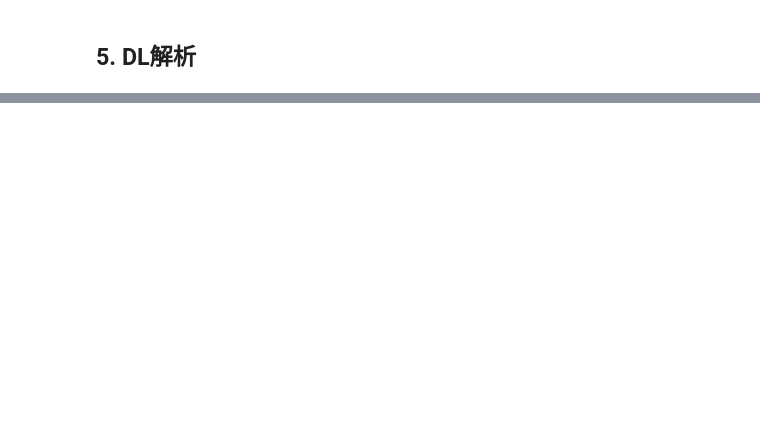
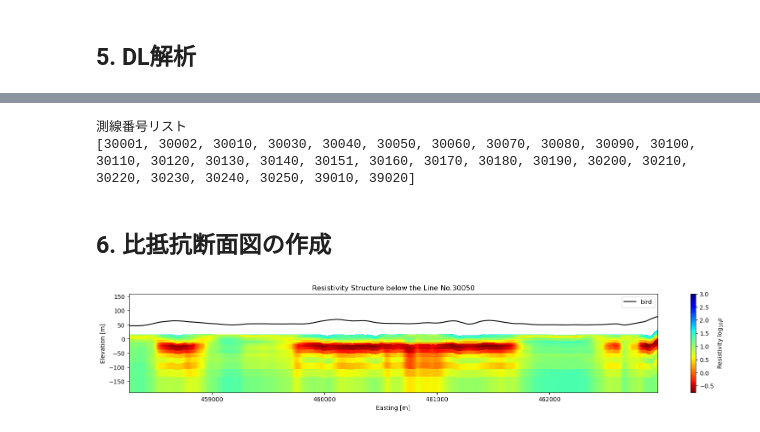
Before and after one commit to WasedaGeophysics/DLXEM, a Jupyter notebook: environment/base/RESOLVE_UNIT_Beta.ipynb, the cells around one changed output, grey strips where cells are left out. Drawn from its saved outputs; the diff is of its cells as text; code cells hidden in the pictures; blank space fills up the shorter version.

```diff
--- a/environment/base/RESOLVE_UNIT_Beta.ipynb
+++ b/environment/base/RESOLVE_UNIT_Beta.ipynb
@@ -326,0 +379,58 @@ else:
+# %%
+df = pd.read_csv(save_path)
+lines = df['line No.'].values
+line_no_list = []
+logg = 0
+for nomb in lines:
+    if nomb == logg:
+        logg = int(nomb)
+    else:
+        line_no_list.append(int(nomb))
+        logg = int(nomb)
+print('測線番号リスト')
+print(line_no_list)
+# %% [output]
+測線番号リスト
+[30001, 30002, 30010, 30030, 30040, 30050, 30060, 30070, 30080, 30090, 30100, 30110, 30120, 30130, 30140, 30151, 30160, 30170, 30180, 30190, 30200, 30210, 30220, 30230, 30240, 30250, 39010, 39020]
+# %% [markdown]
+## 6. 比抵抗断面図の作成
+# %%
+lineno = line_no_list[5]
+dfch = df[df['line No.']==lineno]
+emdfx = dfch.loc[:, 'easting':'bird_height']
+redfx = dfch.loc[:, 'R1':]
+
+easting = emdfx['easting'].values
+nrothing = emdfx['northing'].values
+elevation = emdfx['elevation'].values
+height = emdfx['bird_height'].values
+
+res = redfx.values
+res = np.log10(res)
+
+resmax = np.log10(1000)
+resmin = res.min()
+cres = (res-resmin)/(resmax-resmin)
+cmaps = plt.cm.jet_r(cres)
+
+depthadd = np.append(depth, 2*depth.max())
+plt.style.use('default')
+fig = plt.figure(figsize=(20, 3), dpi=100)
+ax = fig.add_subplot(111)
+ax.grid()
+ax.set(xlim=(easting.min(), easting.max()), ylim=(-depth.max()+elevation.min()-50, height.max()+100))
+for i in range(easting.shape[0]-1):
+    mesh_x, mesh_y = np.meshgrid(easting[i:i+2], -depthadd+elevation[i])
+    cross_section = ax.pcolormesh(mesh_x, mesh_y, res[i].reshape(len(res[i]), 1), vmin=resmin, vmax=resmax, cmap='jet_r', shading='flat')
+
+norm = mpl.colors.Normalize(vmin=resmin, vmax=resmax)
+m = mpl.cm.ScalarMappable(cmap=plt.cm.jet_r, norm=norm)
+m.set_array([])
+fig.colorbar(m, label='Resistivity ${\log_{10}{ρ}}$')
+ax.plot(easting, elevation+height, color='k', label='bird')
+ax.legend()
+ax.set_xlabel('Easting [m]')
+ax.set_ylabel('Elevation [m]')
+ax.set_title('Resistivity Structure below the Line No.{}'.format(lineno));
+# %% [output]
+[figure, added]
```
Also changed, not shown: parts of 10 cells of this notebook, 26 other files.
